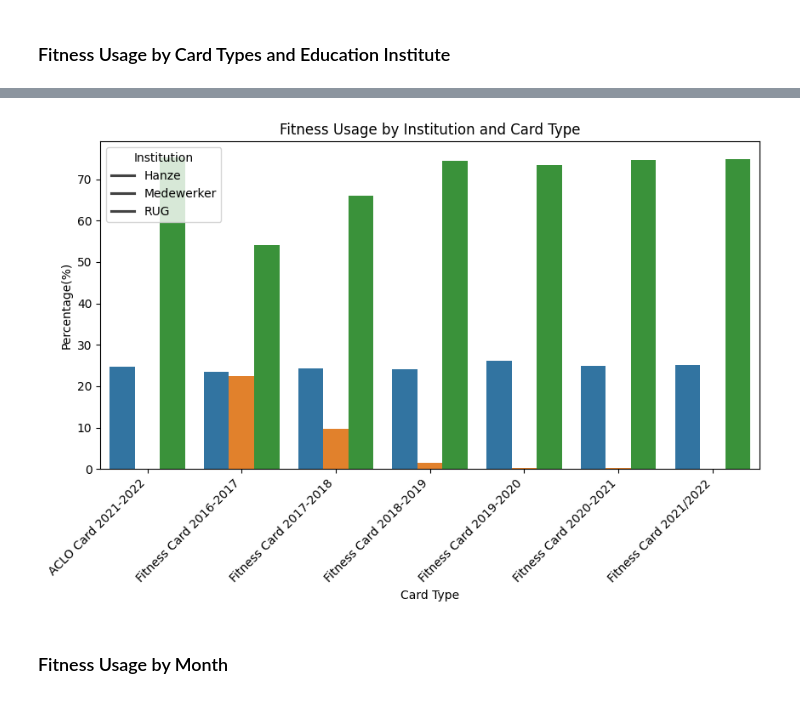
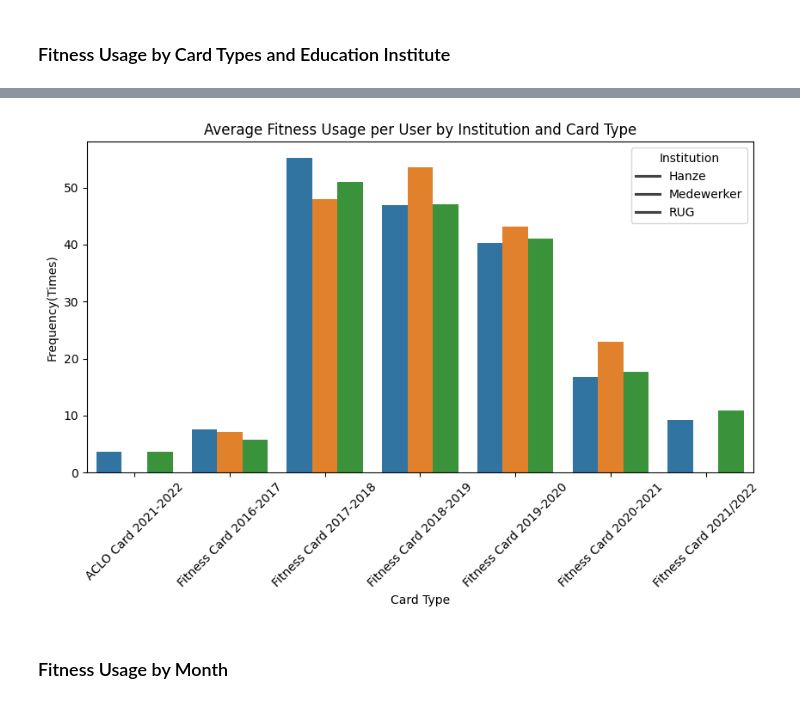
Before and after one commit to mingming2-alya/Business-Analyzing-with-ACLO, a Jupyter notebook: ACLO/ACLO.ipynb, the cells around one changed output, grey strips where cells are left out. Saved outputs shown, nothing was run; the diff lists cells and outputs as text; code cells hidden in the pictures.

```diff
--- a/ACLO/ACLO.ipynb
+++ b/ACLO/ACLO.ipynb
@@ -573,7 +631,7 @@ plt.show()
 # %%
-#among each card users from all school, the number of unique fitness users
-numEduCard = checkinDF[checkinDF["Card Type"].str.contains("ACLO Card|Fitness Card", na = False)].\
-    groupby(["Institution", "Card Type"])["Client ID"].nunique().reset_index(name = "Unique")
+#among the users from all school, the number of unique fitness users
+eduCard = checkinDF[checkinDF["card_type"].str.contains("ACLO Card|Fitness Card", na = False)].\
+    groupby(["institution", "card_type"])["client_id"].nunique().reset_index(name = "unique")
 
-display(numEduCard)
+display(eduCard)
 # %% [output]
@@ -634,7 +669,7 @@ plt.show()
 # %%
-#among each card users from all school, the frequency of fitness usage
-freEduCard = checkinDF[checkinDF["Card Type"].str.contains("ACLO Card|Fitness Card", na = False)].\
-    groupby(["Institution", "Card Type"])["Client ID"].size().reset_index(name = "Frequency")
+#among the users of the schools, the how often they use the fitness service
+numEduCard = checkinDF[checkinDF["card_type"].str.contains("ACLO Card|Fitness Card", na = False)].\
+    groupby(["institution", "card_type"])["client_id"].size().reset_index(name = "usage")
 
-display(freEduCard)
+display(numEduCard)
 # %% [output]
@@ -680,0 +697,4 @@ display(freEduCard)
+# %%
+allEduCard = eduCard.merge(numEduCard, on = ["institution", "card_type"])
+
+display(allEduCard)
@@ -680,0 +719,4 @@ display(freEduCard)
+# %%
+allEduCard["per_member_usage"] = allEduCard["usage"] / allEduCard["unique"]
+
+display(allEduCard)
@@ -681,17 +741,17 @@ display(freEduCard)
 # %%
 #plot
 plt.figure(figsize=(10,5))
-holiday = sns.barplot(data = freEduCard, x="Card Type", y="Prob", hue="Institution")
-holiday.set_title("Fitness Usage by Institution and Card Type")
-holiday.set_xlabel("Card Type")
-holiday.set_ylabel("Percentage(%)")
-holiday.legend(title = "Institution", labels = ["Hanze", "Medewerker", "RUG"])
-holiday.set_xticklabels(holiday.get_xticklabels(), rotation=45, ha = "right")
+plot = sns.barplot(data = allEduCard, x="card_type", y="per_member_usage", hue="institution")
+plot.set_title("Average Fitness Usage per User by Institution and Card Type")
+plot.set_xlabel("Card Type")
+plot.set_ylabel("Frequency(Times)")
+plot.legend(title = "Institution", labels = ["Hanze", "Medewerker", "RUG"])
+plt.xticks(rotation=45) #increase readability
 
 
 plt.show()
 # %% [output]
-[figure, old version]
+[figure, new version]
 # %% [markdown]
 ### Fitness Usage by Month
 # %%
```
Also changed, not shown: parts of 119 cells of this notebook.
